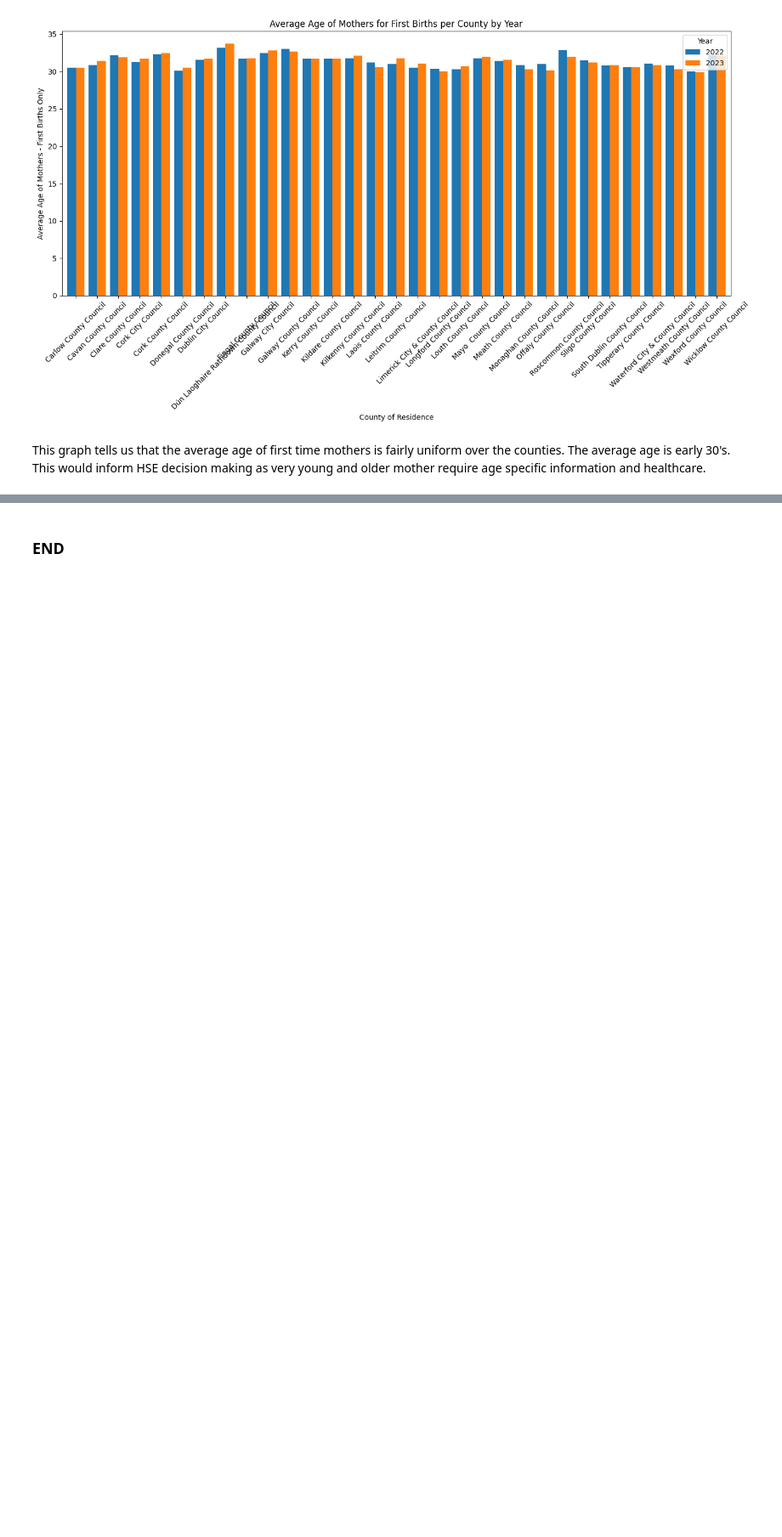
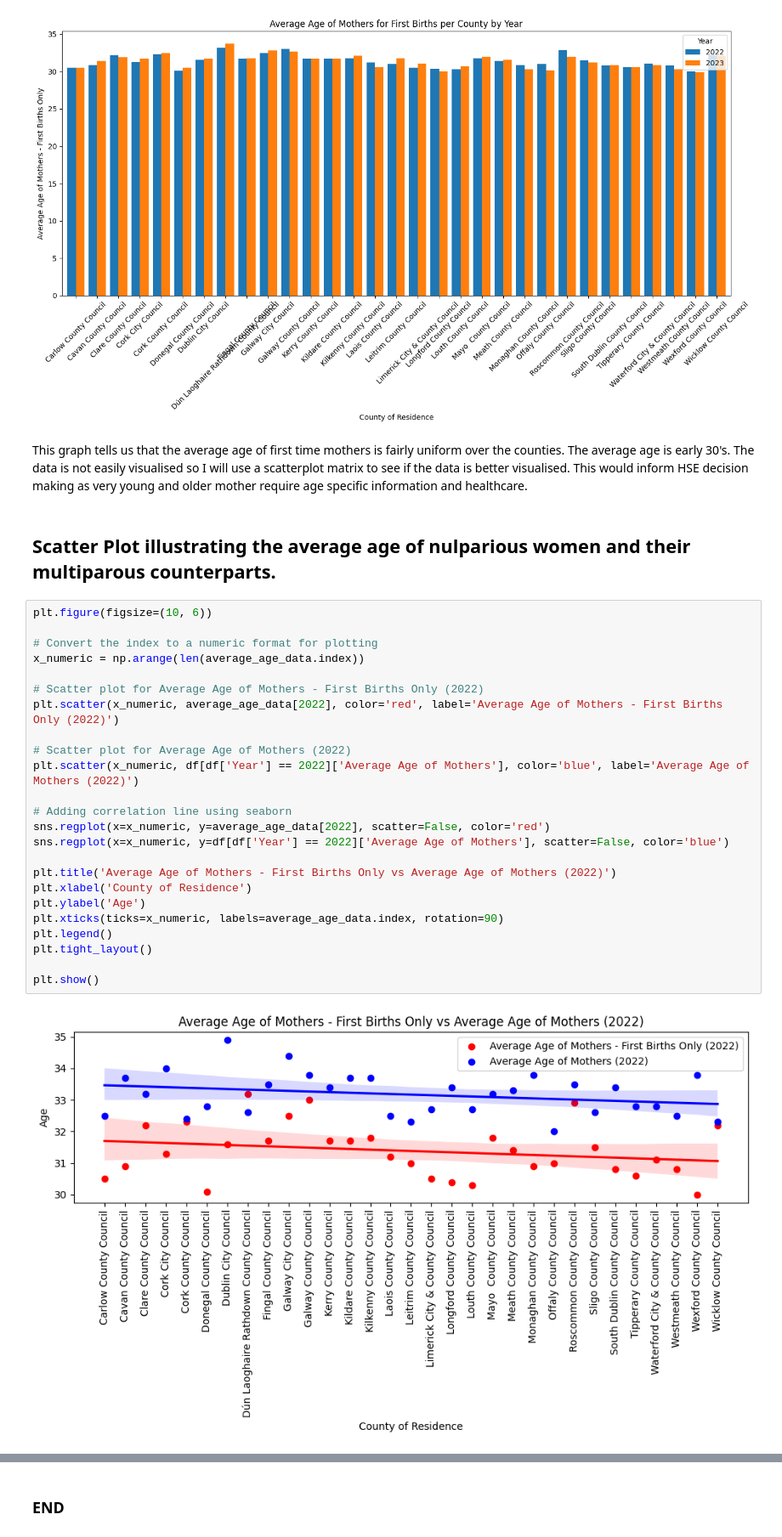
Before and after one commit to GraceMarySmyth/programming-for-data-analytics, a Jupyter notebook: Big_project/birth_rates.ipynb, the cells around one changed output, grey strips where cells are left out. Shown at 85% size. Drawn from its saved outputs; the diff is of its cells as text; blank space fills up the shorter version.

```diff
--- a/Big_project/birth_rates.ipynb
+++ b/Big_project/birth_rates.ipynb
@@ -232,4 +236,32 @@ else:
 # %% [output]
 [figure]
 # %% [markdown]
-This graph tells us that the average age of first time mothers is fairly uniform over the counties. The average age is early 30's. This would inform HSE decision making as very young and older mother require age specific information and healthcare.
+This graph tells us that the average age of first time mothers is fairly uniform over the counties. The average age is early 30's. The data is not easily visualised so I will use a scatterplot matrix to see if the data is better visualised. This would inform HSE decision making as very young and older mother require age specific information and healthcare.
+# %% [markdown]
+## Scatter Plot illustrating the average age of nulparious women and their multiparous counterparts.
+# %%
+plt.figure(figsize=(10, 6))
+
+# Convert the index to a numeric format for plotting
+x_numeric = np.arange(len(average_age_data.index))
+
+# Scatter plot for Average Age of Mothers - First Births Only (2022)
+plt.scatter(x_numeric, average_age_data[2022], color='red', label='Average Age of Mothers - First Births Only (2022)')
+
+# Scatter plot for Average Age of Mothers (2022)
+plt.scatter(x_numeric, df[df['Year'] == 2022]['Average Age of Mothers'], color='blue', label='Average Age of Mothers (2022)')
+
+# Adding correlation line using seaborn
+sns.regplot(x=x_numeric, y=average_age_data[2022], scatter=False, color='red')
+sns.regplot(x=x_numeric, y=df[df['Year'] == 2022]['Average Age of Mothers'], scatter=False, color='blue')
+
+plt.title('Average Age of Mothers - First Births Only vs Average Age of Mothers (2022)')
+plt.xlabel('County of Residence')
+plt.ylabel('Age')
+plt.xticks(ticks=x_numeric, labels=average_age_data.index, rotation=90)
+plt.legend()
+plt.tight_layout()
+
+plt.show()
+# %% [output]
+[figure, added]
```
Also changed, not shown: parts of 17 cells of this notebook.
